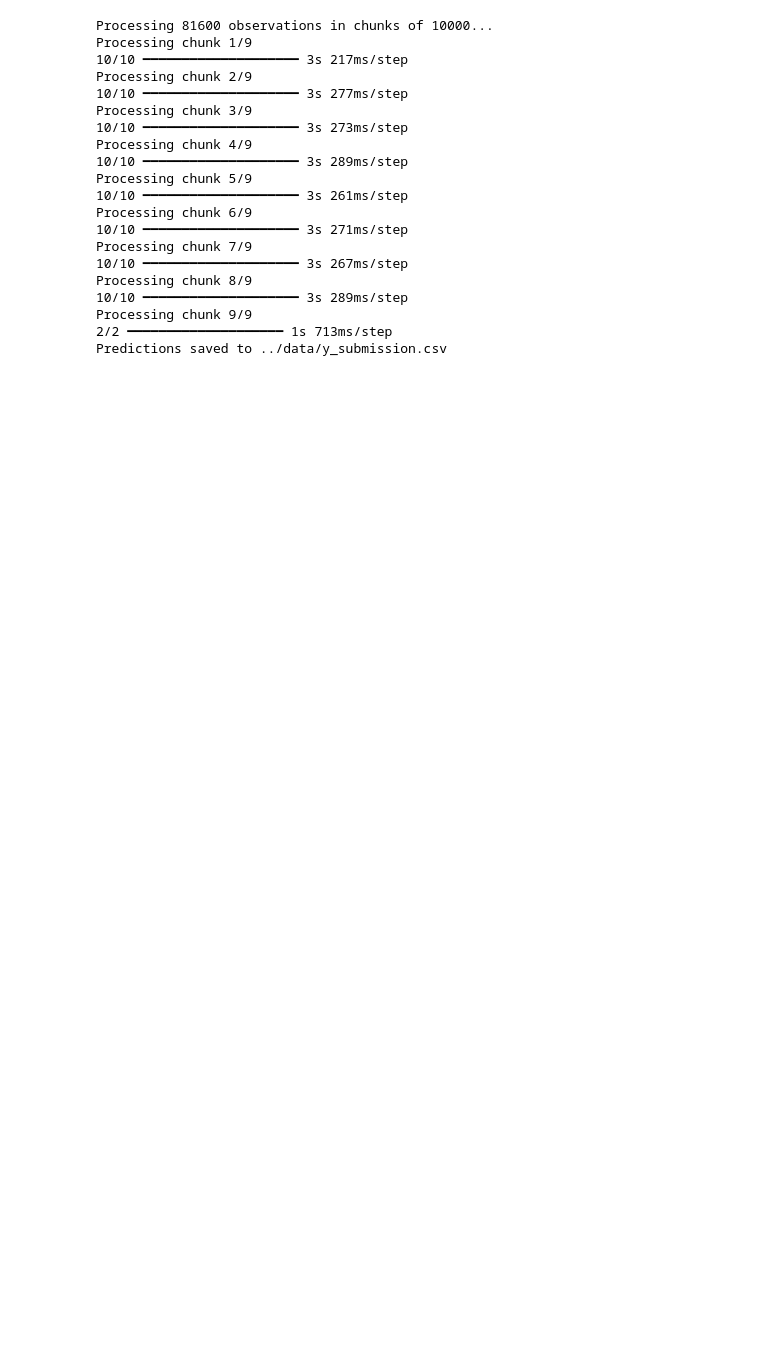
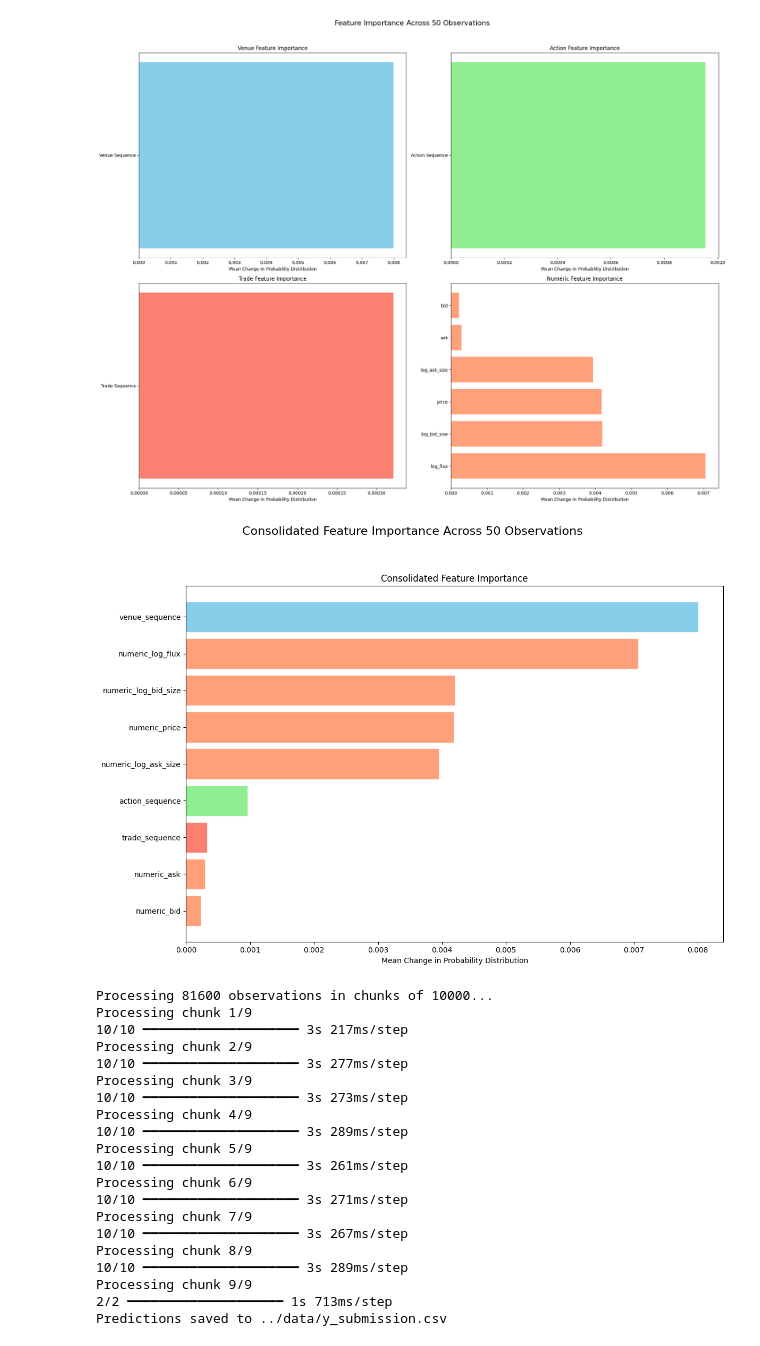
Before and after one commit to egardn/Guess_The_Stock, a Jupyter notebook: notebooks/project.ipynb, the cells around one changed output. Cells and saved outputs as stored; diff of their text form; code cells hidden in the pictures; blank space fills up the shorter version.

```diff
--- a/notebooks/project.ipynb
+++ b/notebooks/project.ipynb
@@ -85,0 +90,66 @@ KeyboardInterrupt:
+# %%
+import pandas as pd
+import numpy as np
+import matplotlib.pyplot as plt
+import pickle
+import os
+import sys
+import time
+
+# Add the project root directory to Python's path
+sys.path.append(os.path.abspath(".."))
+
+# Load model and pipeline
+with open("../model_checkpoints/final_model.pkl", "rb") as f:
+    checkpoint_data = pickle.load(f)
+    model = checkpoint_data['model']
+    pipeline = checkpoint_data['pipeline']
+
+# Load test data
+X_test = pd.read_parquet("../data/X_test.parquet")
+
+# Sample multiple observations (50) for more robust feature importance
+print("Selecting a batch of observations for feature importance analysis...")
+num_samples = 50
+sample_obs_ids = np.random.choice(X_test['obs_id'].unique(), min(num_samples, len(X_test['obs_id'].unique())), replace=False)
+batch_data = X_test[X_test['obs_id'].isin(sample_obs_ids)]
+
+# Process through pipeline
+X_batch, obs_ids = pipeline.transform(batch_data)
+
+# Get predictions for the batch
+predictions = model.predict(X_batch)
+unique_classes = np.unique(predictions)
+print(f"Batch size: {len(sample_obs_ids)} observations")
+print(f"Classes in batch: {unique_classes}")
+print(f"Class distribution: {pd.Series(predictions).value_counts().to_dict()}")
+
+# Calculate permutation feature importance on the batch
+print("Calculating permutation feature importance (this may take a few minutes)...")
+start_time = time.time()
+importance_scores = model.permutation_feature_importance(X_batch, n_repeats=10)
+print(f"Permutation importance calculation completed in {time.time() - start_time:.2f} seconds")
+
+# Original detailed visualization (grouped by feature type)
+fig = model.visualize_feature_importance(importance_scores, consolidated=False)
+plt.figure(fig.number)
+plt.suptitle(f"Feature Importance Across {len(sample_obs_ids)} Observations",
+             fontsize=16, y=1.02)
+plt.tight_layout()
+plt.show()
+
+# Save the original visualization
+fig.savefig(f"feature_importance_batch_{len(sample_obs_ids)}_obs.png", dpi=300, bbox_inches='tight')
+
+# Create consolidated visualization (all features in one plot)
+consolidated_fig = model.visualize_feature_importance(importance_scores, consolidated=True)
+plt.figure(consolidated_fig.number)
+plt.suptitle(f"Consolidated Feature Importance Across {len(sample_obs_ids)} Observations",
+             fontsize=16, y=1.05)
+plt.tight_layout()
+plt.show()
+
+# Save the consolidated visualization
+consolidated_fig.savefig(f"consolidated_feature_importance_{len(sample_obs_ids)}_obs.png",
+                        dpi=300, bbox_inches='tight')
+# %% [output]
@@ -86,3 +173,5 @@ KeyboardInterrupt:
+[figure, added]
+[figure, added]
 # %%
 import pandas as pd
 import numpy as np
```
Also changed, not shown: parts of 3 cells of this notebook, 10 other files.
